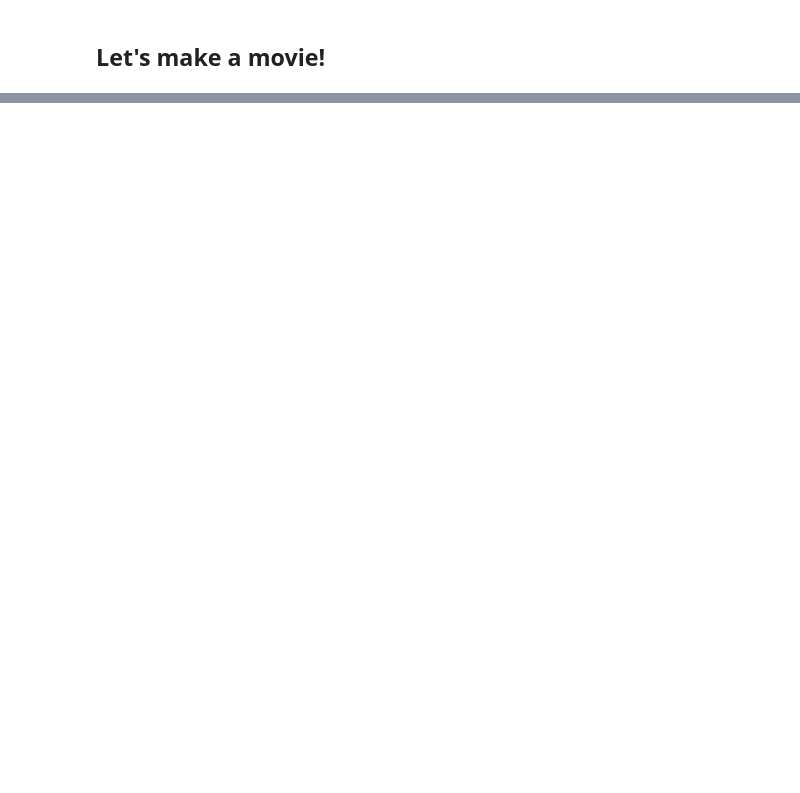
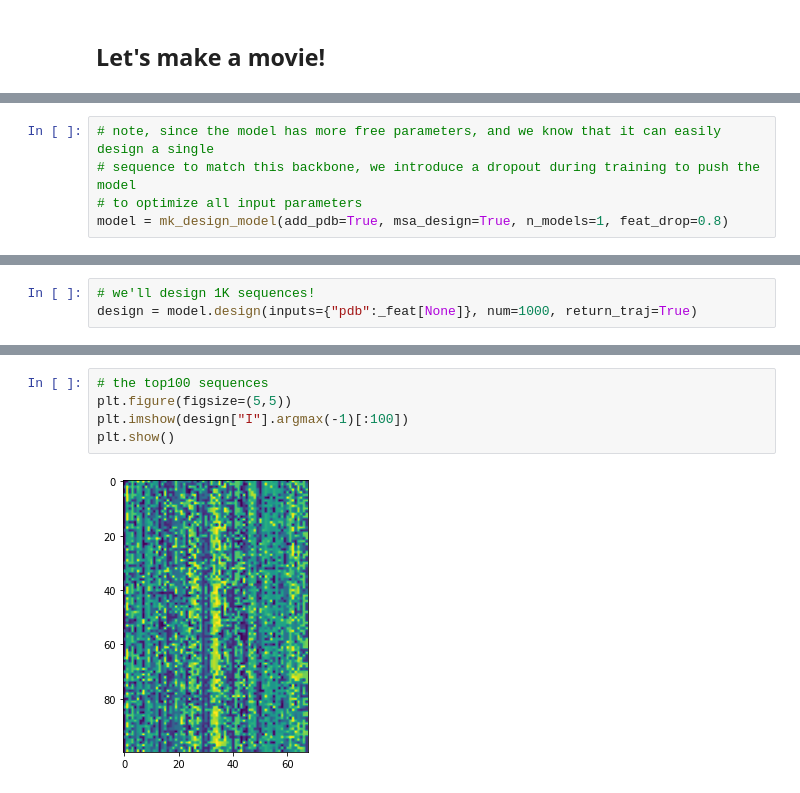
Before and after one commit to gjoni/trDesign, a Jupyter notebook: 02-GD/notebooks/TrDesign_GD_demo.ipynb, the cells around one changed output, grey strips where cells are left out. Drawn from its saved outputs; the diff is of its cells as text; blank space fills up the shorter version.

```diff
--- a/02-GD/notebooks/TrDesign_GD_demo.ipynb
+++ b/02-GD/notebooks/TrDesign_GD_demo.ipynb
@@ -233,0 +246,5 @@ get_pdb(design,"1QYS_redesign.pdb")
+# %%
+# note, since the model has more free parameters, and we know that it can easily design a single
+# sequence to match this backbone, we introduce a dropout during training to push the model
+# to optimize all input parameters
+model = mk_design_model(add_pdb=True, msa_design=True, n_models=1, feat_drop=0.8)
@@ -233,0 +255,3 @@ get_pdb(design,"1QYS_redesign.pdb")
+# %%
+# we'll design 1K sequences!
+design = model.design(inputs={"pdb":_feat[None]}, num=1000, return_traj=True)
@@ -233,0 +270,7 @@ get_pdb(design,"1QYS_redesign.pdb")
+# %%
+# the top100 sequences
+plt.figure(figsize=(5,5))
+plt.imshow(design["I"].argmax(-1)[:100])
+plt.show()
+# %% [output]
+[figure, added]
```
Also changed, not shown: parts of 23 cells of this notebook.
